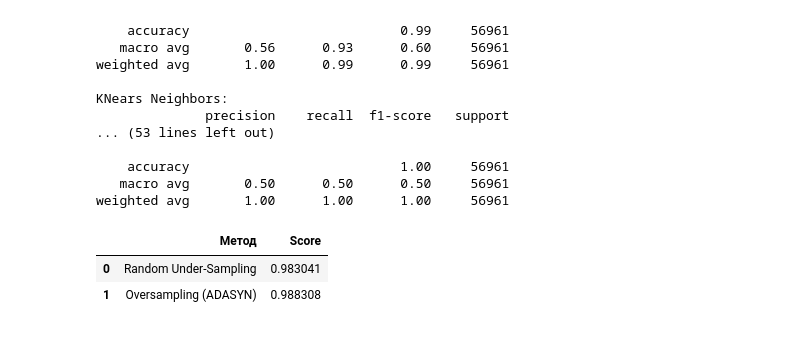
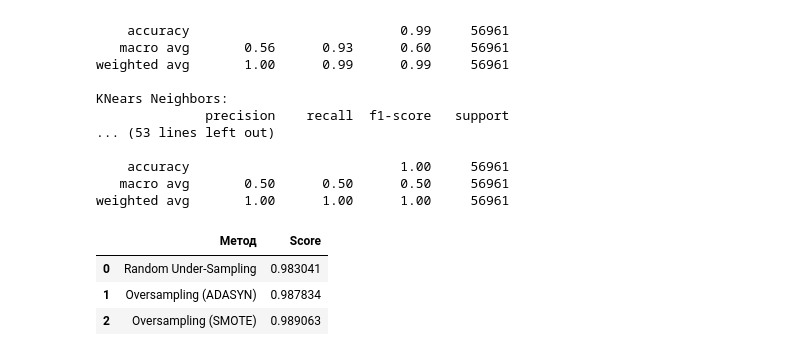
Before and after one commit to Rangulov/PhMathInfo, a Jupyter notebook: ФМИ_Disbalanced_dataset_Part_2.ipynb, the cells around one changed output. Drawn from its saved outputs; the diff is of its cells as text; code cells hidden in the pictures.

```diff
--- a/ФМИ_Disbalanced_dataset_Part_2.ipynb
+++ b/ФМИ_Disbalanced_dataset_Part_2.ipynb
@@ -943,3 +966,7 @@ print(classification_report(original_ytest, ADASYN_prediction, target_names=labe
     accuracy                           0.99     56961
    macro avg       0.56      0.93      0.60     56961
 weighted avg       1.00      0.99      0.99     56961
+# %%
+best_est1 = SMOTE_KN.best_estimator_
+SMOTE_prediction = best_est1.predict(original_Xtest)
+print(classification_report(original_ytest, SMOTE_prediction, target_names=labels))
@@ -1108,21 +1144,26 @@ weighted avg       1.00      1.00      1.00     56961
 # %%
 # Логистическая регрессия с under-sampling
 y_pred = log_reg.predict(original_Xtest)
 undersample_score = accuracy_score(original_ytest, y_pred)
 
-# Логистическая регрессия с over-sampling
-y_pred_sm = best_est.predict(original_Xtest)
-oversample_score = accuracy_score(original_ytest, y_pred_sm)
+# Логистическая регрессия с Oversampling (SMOTE)
+y_pred_sm = best_est1.predict(original_Xtest)
+oversample_score_sm = accuracy_score(original_ytest, y_pred_sm)
 
-d = {'Метод': ['Random Under-Sampling', 'Oversampling (ADASYN)'], 'Score': [undersample_score, oversample_score]}
+# Логистическая регрессия с Oversampling (ADASYN)
+y_pred_ad = best_est.predict(original_Xtest)
+oversample_score_ad = accuracy_score(original_ytest, y_pred_ad)
+
+d = {'Метод': ['Random Under-Sampling', 'Oversampling (ADASYN)', 'Oversampling (SMOTE)'], 'Score': [undersample_score, oversample_score_sm, oversample_score_ad ]}
 final_df = pd.DataFrame(data=d)
 
 score = final_df['Score']
 final_df.drop('Score', axis=1, inplace=True)
 final_df.insert(1, 'Score', score)
 
 final_df
 # %% [output]
 |  | Метод | Score |
 | 0 | Random Under-Sampling | 0.983041 |
-| 1 | Oversampling (ADASYN) | 0.988308 |
+| 1 | Oversampling (ADASYN) | 0.987834 |
+| 2 | Oversampling (SMOTE) | 0.989063 |
```
Also changed, not shown: parts of 5 cells of this notebook.
